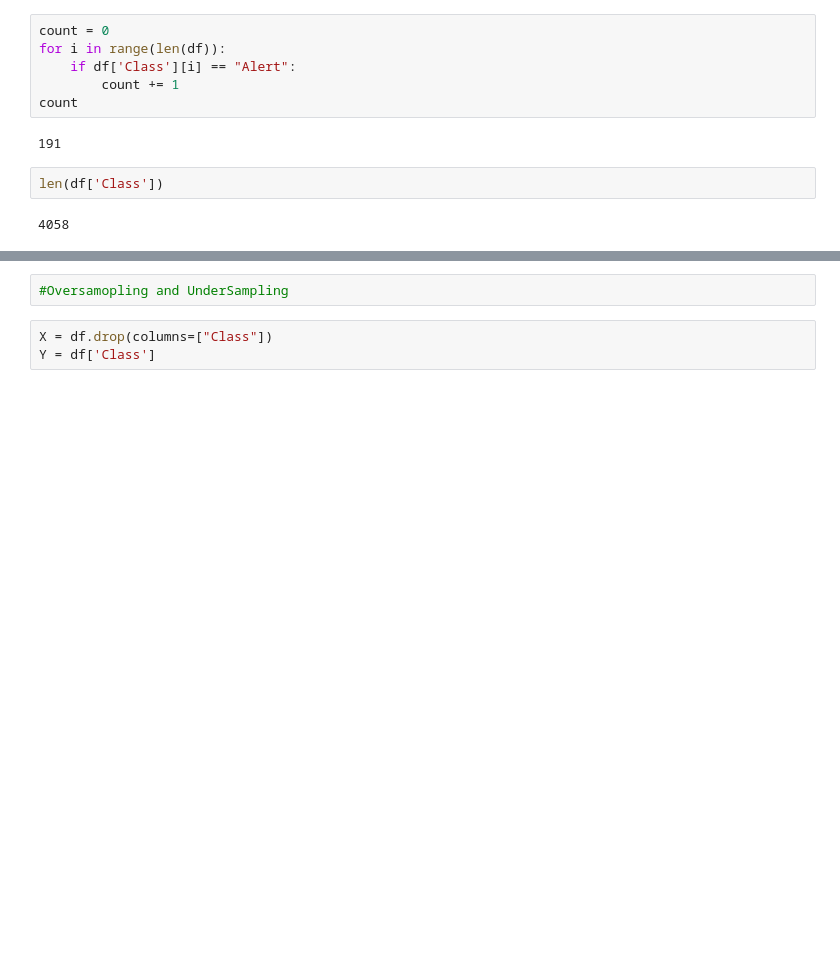
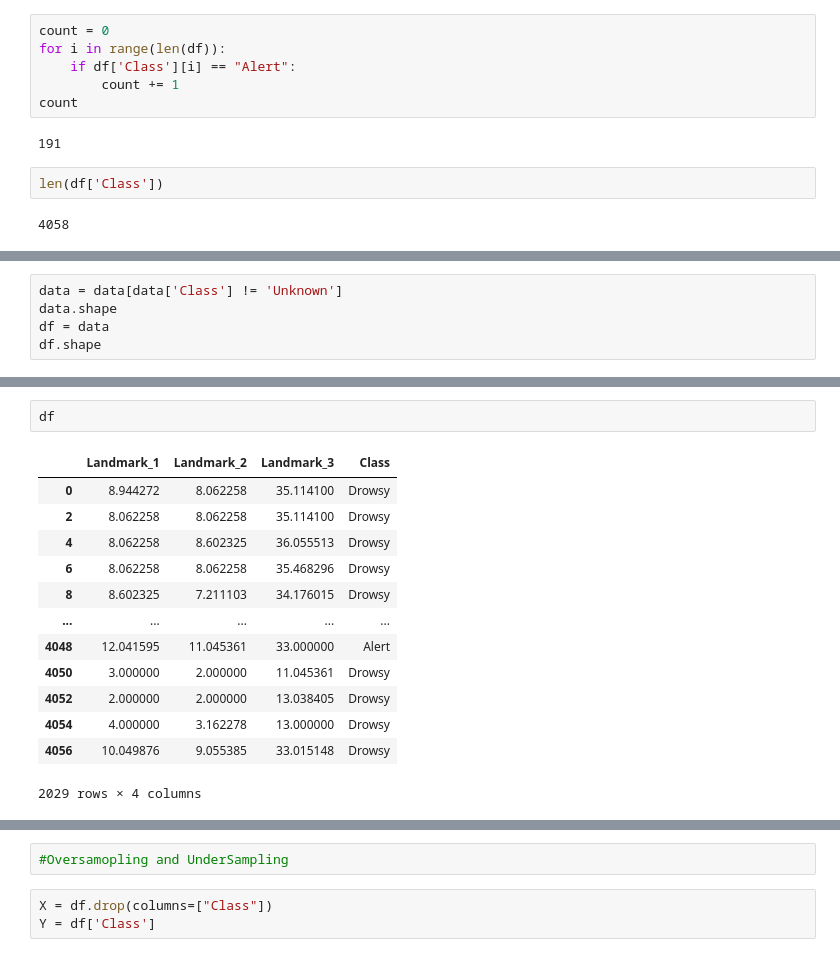
Before and after one commit to kaifshaheemj/Driver-Fatigue-Detection, a Jupyter notebook: Process.ipynb, the cells around one changed output, grey strips where cells are left out. Drawn from its saved outputs; the diff is of its cells as text; blank space fills up the shorter version.

```diff
--- a/Process.ipynb
+++ b/Process.ipynb
@@ -115,0 +170,5 @@ len(df['Class'])
+# %%
+data = data[data['Class'] != 'Unknown']
+data.shape
+df = data
+df.shape
@@ -115,0 +188,16 @@ len(df['Class'])
+# %%
+df
+# %% [output]
+|  | Landmark_1 | Landmark_2 | Landmark_3 | Class |
+| 0 | 8.944272 | 8.062258 | 35.114100 | Drowsy |
+| 2 | 8.062258 | 8.062258 | 35.114100 | Drowsy |
+| 4 | 8.062258 | 8.602325 | 36.055513 | Drowsy |
+| 6 | 8.062258 | 8.062258 | 35.468296 | Drowsy |
+| 8 | 8.602325 | 7.211103 | 34.176015 | Drowsy |
+| ... | ... | ... | ... | ... |
+| 4048 | 12.041595 | 11.045361 | 33.000000 | Alert |
+| 4050 | 3.000000 | 2.000000 | 11.045361 | Drowsy |
+| 4052 | 2.000000 | 2.000000 | 13.038405 | Drowsy |
+| 4054 | 4.000000 | 3.162278 | 13.000000 | Drowsy |
+| 4056 | 10.049876 | 9.055385 | 33.015148 | Drowsy |
+2029 rows × 4 columns
```
Also changed, not shown: parts of 19 cells of this notebook, 10 other files.
